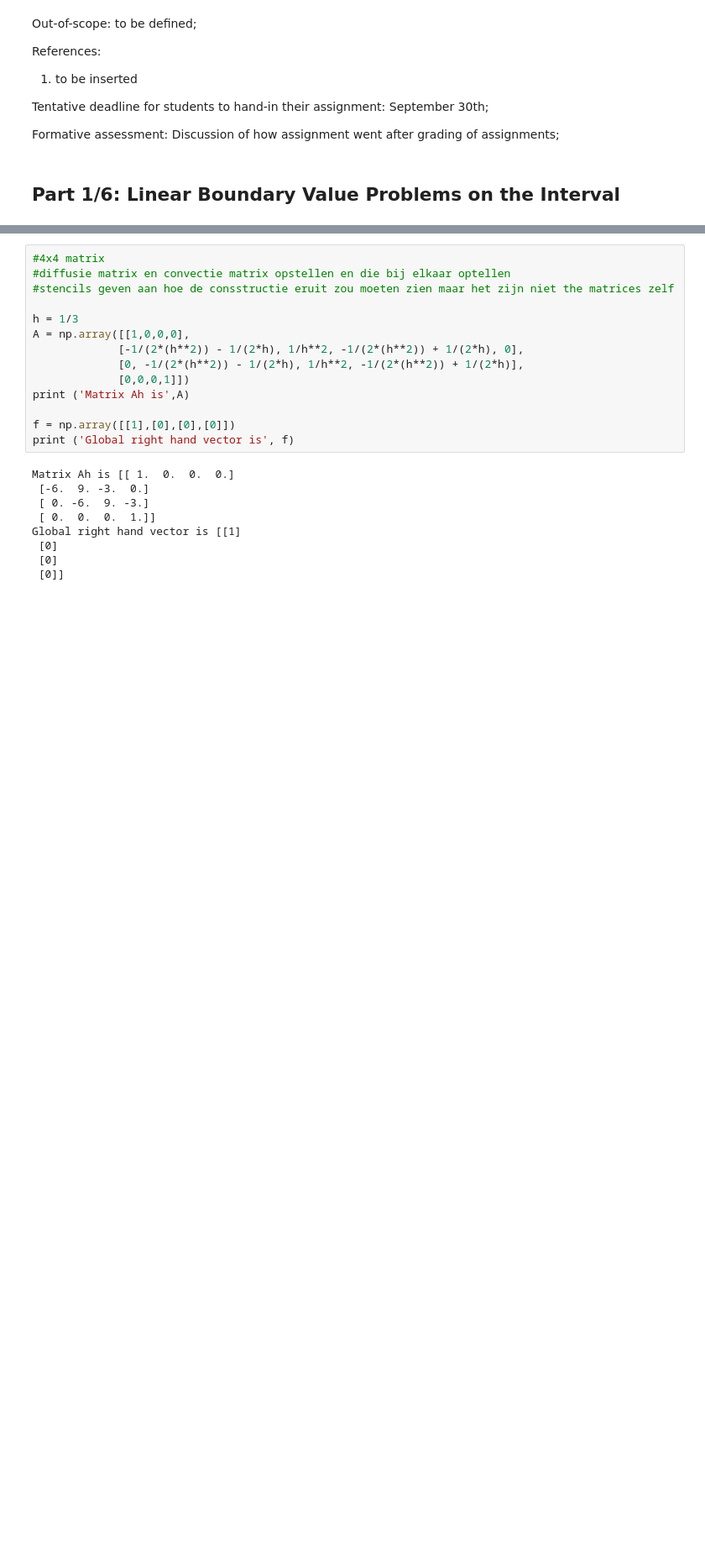
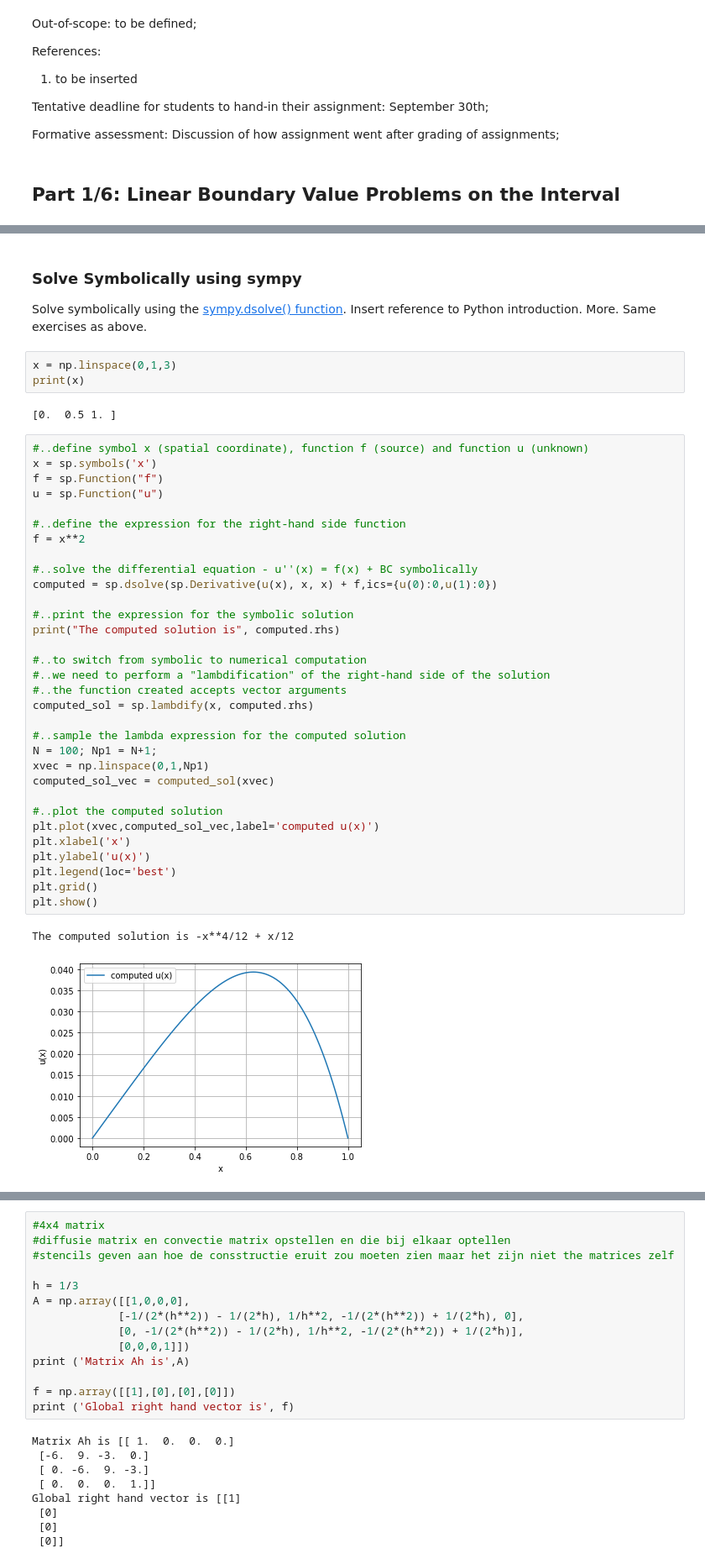
Before and after one commit to gawdot/numerical-practicum-chemical-engineers, a Jupyter notebook: homework1/notebooks/HW1-intro.ipynb, the cells around one changed output, grey strips where cells are left out. Shown at 84% size. Drawn from its saved outputs; the diff is of its cells as text; blank space fills up the shorter version.

```diff
--- a/homework1/notebooks/HW1-intro.ipynb
+++ b/homework1/notebooks/HW1-intro.ipynb
@@ -81,0 +92,44 @@ can be solved analytically by ... Doing so, one finds the solution:
+# %% [markdown]
+### Solve Symbolically using sympy
+
+Solve symbolically using the [sympy.dsolve() function](https://docs.sympy.org/latest/modules/solvers/ode.html). Insert reference to Python introduction. More. Same exercises as above.
+# %%
+x = np.linspace(0,1,3)
+print(x)
+# %% [output]
+[0.  0.5 1. ]
+# %%
+#..define symbol x (spatial coordinate), function f (source) and function u (unknown)
+x = sp.symbols('x')
+f = sp.Function("f")
+u = sp.Function("u")
+
+#..define the expression for the right-hand side function
+f = x**2
+
+#..solve the differential equation - u''(x) = f(x) + BC symbolically
+computed = sp.dsolve(sp.Derivative(u(x), x, x) + f,ics={u(0):0,u(1):0})
+
+#..print the expression for the symbolic solution
+print("The computed solution is", computed.rhs)
+
+#..to switch from symbolic to numerical computation
+#..we need to perform a "lambdification" of the right-hand side of the solution
+#..the function created accepts vector arguments
+computed_sol = sp.lambdify(x, computed.rhs)
+
+#..sample the lambda expression for the computed solution
+N = 100; Np1 = N+1;
+xvec = np.linspace(0,1,Np1)
+computed_sol_vec = computed_sol(xvec)
+
+#..plot the computed solution
+plt.plot(xvec,computed_sol_vec,label='computed u(x)')
+plt.xlabel('x')
+plt.ylabel('u(x)')
+plt.legend(loc='best')
+plt.grid()
+plt.show()
+# %% [output]
+The computed solution is -x**4/12 + x/12
+[figure, added]
```
Also changed, not shown: parts of 36 cells of this notebook.
